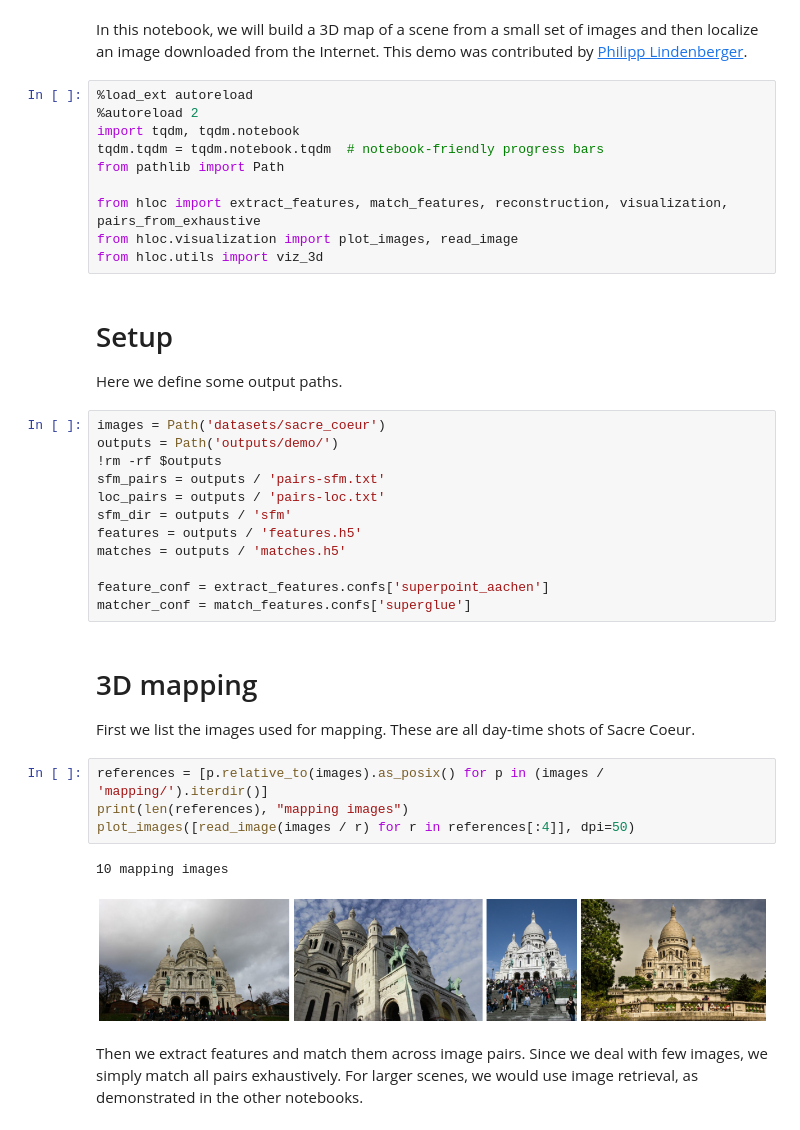
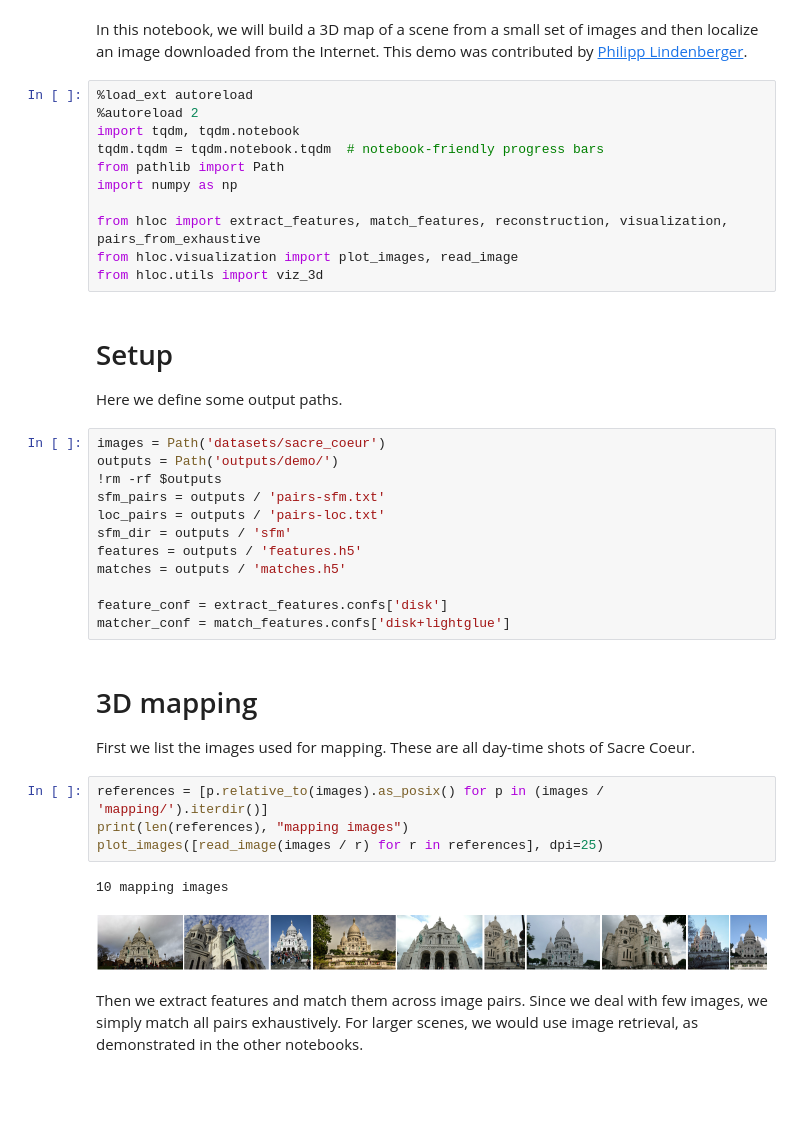
Before and after one commit to cvg/Hierarchical-Localization, a Jupyter notebook: demo.ipynb, the cells around one changed output. Drawn from its saved outputs; the diff is of its cells as text; blank space fills up the shorter version.

Commit message:
Add the Lightglue matcher (#285)
Support our newest LightGlue matcher: https://github.com/cvg/LightGlue

---------

Co-authored-by: Paul-Edouard Sarlin <paul.edouard.sarlin@gmail.com>

```diff
--- a/demo.ipynb
+++ b/demo.ipynb
@@ -6,6 +6,7 @@ In this notebook, we will build a 3D map of a scene from a small set of images a
 import tqdm, tqdm.notebook
 tqdm.tqdm = tqdm.notebook.tqdm  # notebook-friendly progress bars
 from pathlib import Path
+import numpy as np
 
 from hloc import extract_features, match_features, reconstruction, visualization, pairs_from_exhaustive
 from hloc.visualization import plot_images, read_image
@@ -23,18 +24,18 @@ sfm_dir = outputs / 'sfm'
 features = outputs / 'features.h5'
 matches = outputs / 'matches.h5'
 
-feature_conf = extract_features.confs['superpoint_aachen']
-matcher_conf = match_features.confs['superglue']
+feature_conf = extract_features.confs['disk']
+matcher_conf = match_features.confs['disk+lightglue']
 # %% [markdown]
 # 3D mapping
 First we list the images used for mapping. These are all day-time shots of Sacre Coeur.
 # %%
 references = [p.relative_to(images).as_posix() for p in (images / 'mapping/').iterdir()]
 print(len(references), "mapping images")
-plot_images([read_image(images / r) for r in references[:4]], dpi=50)
+plot_images([read_image(images / r) for r in references], dpi=25)
 # %% [output]
 10 mapping images
-[figure, old version]
+[figure, new version]
 # %% [markdown]
 Then we extract features and match them across image pairs. Since we deal with few images, we simply match all pairs exhaustively. For larger scenes, we would use image retrieval, as demonstrated in the other notebooks.
 # %%
```
Also changed, not shown: parts of 6 cells of this notebook, 5 other files.
